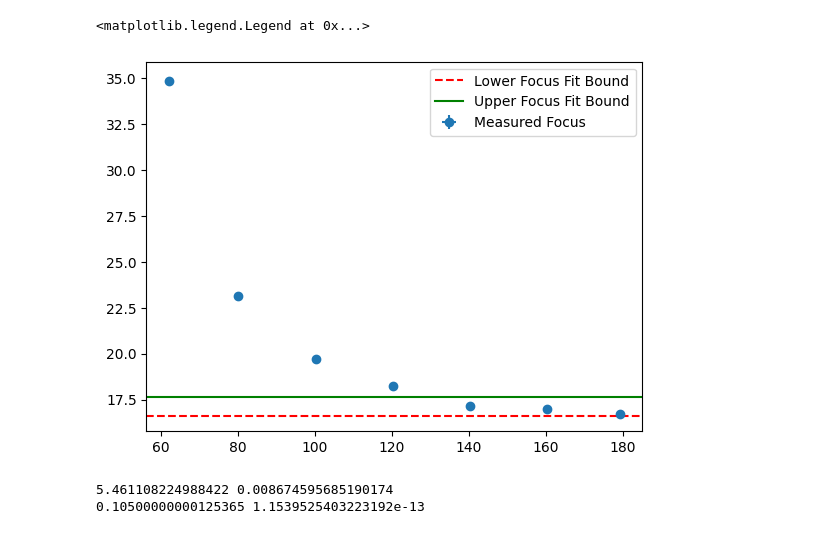
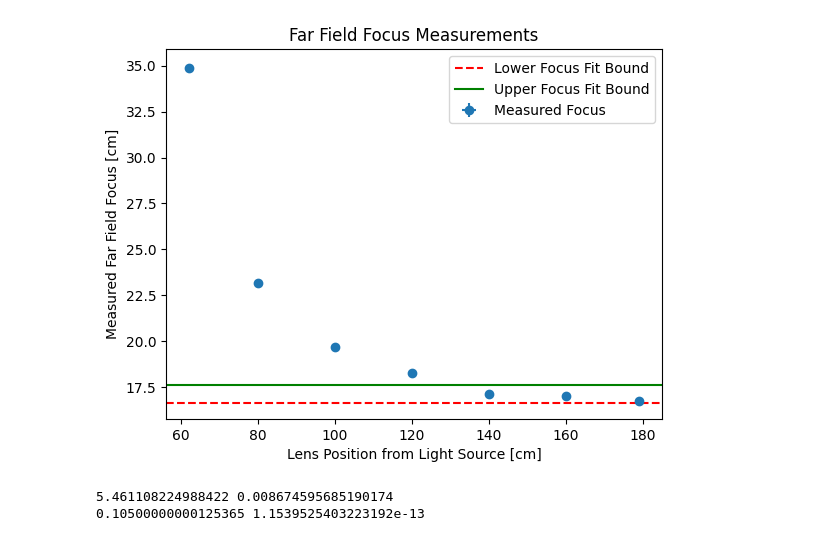
Before and after one commit to fadifarook/PHY424-Advanced-Labs, a Jupyter notebook: Lenses/Infinity.ipynb, the cells around one changed output. Drawn from its saved outputs; the diff is of its cells as text; code cells hidden in the pictures.

```diff
--- a/Lenses/Infinity.ipynb
+++ b/Lenses/Infinity.ipynb
@@ -38,36 +38,37 @@ focus_mean = (
     + 2.9995
 )
 focus_std = np.array([a.std(), b.std(), c.std(), d.std(), e.std(), f.std(), g.std()])
 
 pos_mean = (
     np.array(
         [
             apos.mean(),
             bpos.mean(),
             cpos.mean(),
             dpos.mean(),
             epos.mean(),
             fpos.mean(),
             gpos.mean(),
         ]
     )
     + 5.9995
 )  # offset, obj + lens
 pos_std = np.array(
     [apos.std(), bpos.std(), cpos.std(), dpos.std(), epos.std(), fpos.std(), gpos.std()]
 )
 
 plt.errorbar(
     pos_mean, focus_mean, yerr=focus_std, xerr=pos_std, fmt="o", label="Measured Focus"
 )
 plt.axhline(17.12 - 0.5, color="red", linestyle="--", label="Lower Focus Fit Bound")
 plt.axhline(17.12 + 0.5, color="green", linestyle="-", label="Upper Focus Fit Bound")
 plt.legend()
 plt.xlabel("Lens Position from Light Source [cm]")
-plt.
+plt.ylabel("Measured Far Field Focus [cm]")
+plt.title("Far Field Focus Measurements")
+plt.savefig("Plots/infinity")
 # %% [output]
-<matplotlib.legend.Legend at 0x...>
-[figure, old version]
+[figure, new version]
 # %%
 # Thick Lens
 f = np.array([5.467242090421472, 5.467242090421472, 5.448840494122323])
```
Also changed, not shown: 17 other files.
